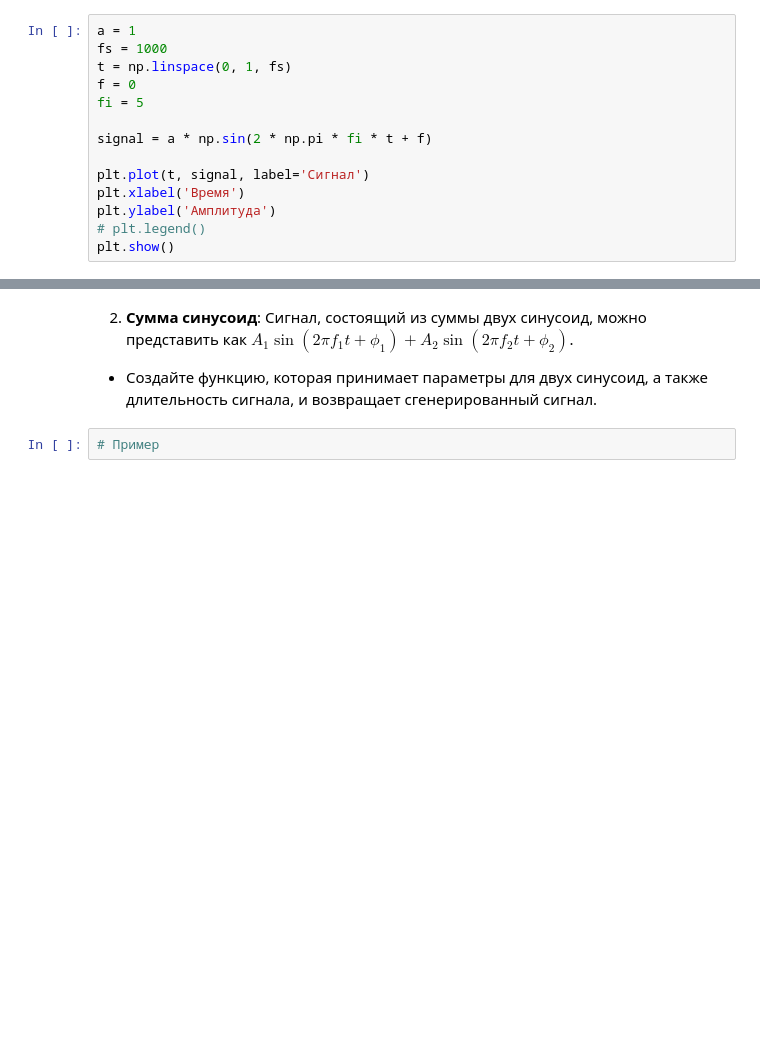
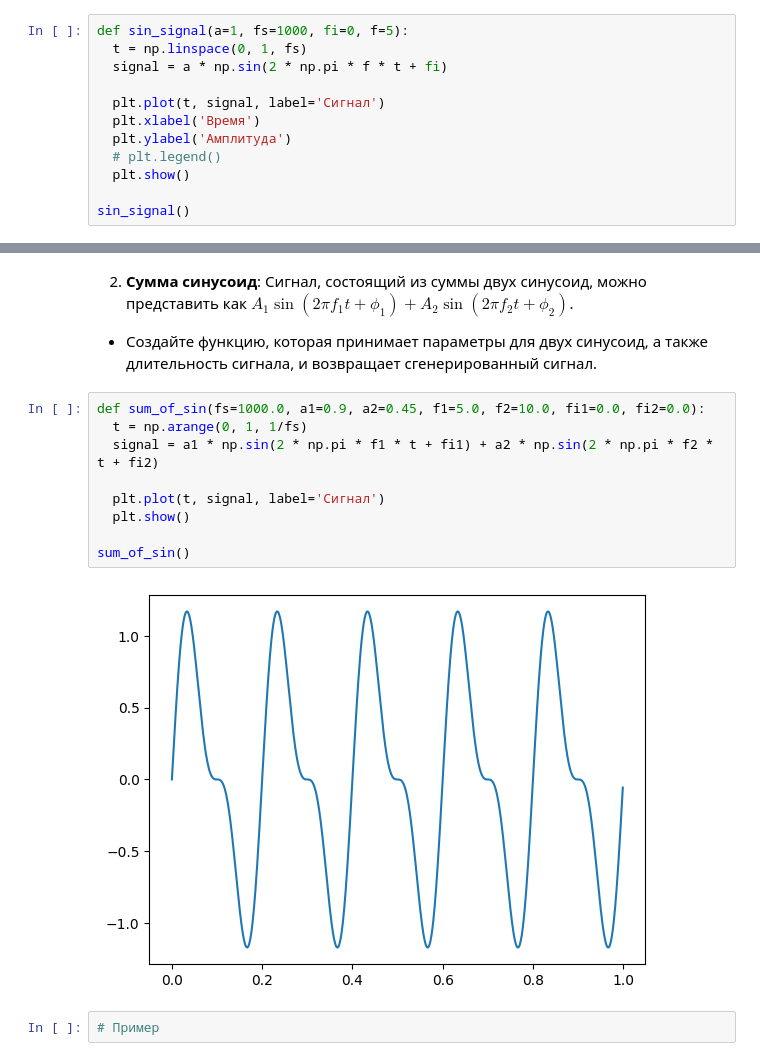
Before and after one commit to ilyak0n/comp_math, a Jupyter notebook: 10. Генерация сигналов и преобразования Фурье/Практическая_работа_№10_Генерация_сигналов_и_преобразования_Фурье.ipynb, the cells around one changed output, grey strips where cells are left out. Drawn from its saved outputs; the diff is of its cells as text; blank space fills up the shorter version.

```diff
--- a/10. Генерация сигналов и преобразования Фурье/Практическая_работа_№10_Генерация_сигналов_и_преобразования_Фурье.ipynb
+++ b/10. Генерация сигналов и преобразования Фурье/Практическая_работа_№10_Генерация_сигналов_и_преобразования_Фурье.ipynb
@@ -50,19 +50,17 @@ plt.show()
 # %% [markdown]
 ### Ваш код:
 # %%
-a = 1
-fs = 1000
-t = np.linspace(0, 1, fs)
-f = 0
-fi = 5
+def sin_signal(a=1, fs=1000, fi=0, f=5):
+  t = np.linspace(0, 1, fs)
+  signal = a * np.sin(2 * np.pi * f * t + fi)
 
-signal = a * np.sin(2 * np.pi * fi * t + f)
+  plt.plot(t, signal, label='Сигнал')
+  plt.xlabel('Время')
+  plt.ylabel('Амплитуда')
+  # plt.legend()
+  plt.show()
 
-plt.plot(t, signal, label='Сигнал')
-plt.xlabel('Время')
-plt.ylabel('Амплитуда')
-# plt.legend()
-plt.show()
+sin_signal()
 # %% [output]
 [figure]
 # %%
@@ -73,6 +71,17 @@ plt.show()
 2. **Сумма синусоид**: Сигнал, состоящий из суммы двух синусоид, можно представить как $A_1 \sin(2\pi f_1t + \phi_1) + A_2 \sin(2\pi f_2t + \phi_2)$.
 
 - Создайте функцию, которая принимает параметры для двух синусоид, а также длительность сигнала, и возвращает сгенерированный сигнал.
+# %%
+def sum_of_sin(fs=1000.0, a1=0.9, a2=0.45, f1=5.0, f2=10.0, fi1=0.0, fi2=0.0):
+  t = np.arange(0, 1, 1/fs)
+  signal = a1 * np.sin(2 * np.pi * f1 * t + fi1) + a2 * np.sin(2 * np.pi * f2 * t + fi2)
+
+  plt.plot(t, signal, label='Сигнал')
+  plt.show()
+
+sum_of_sin()
+# %% [output]
+[figure, added]
 # %%
 # Пример
 # %% [output]
```
Also changed, not shown: parts of 7 cells of this notebook.
